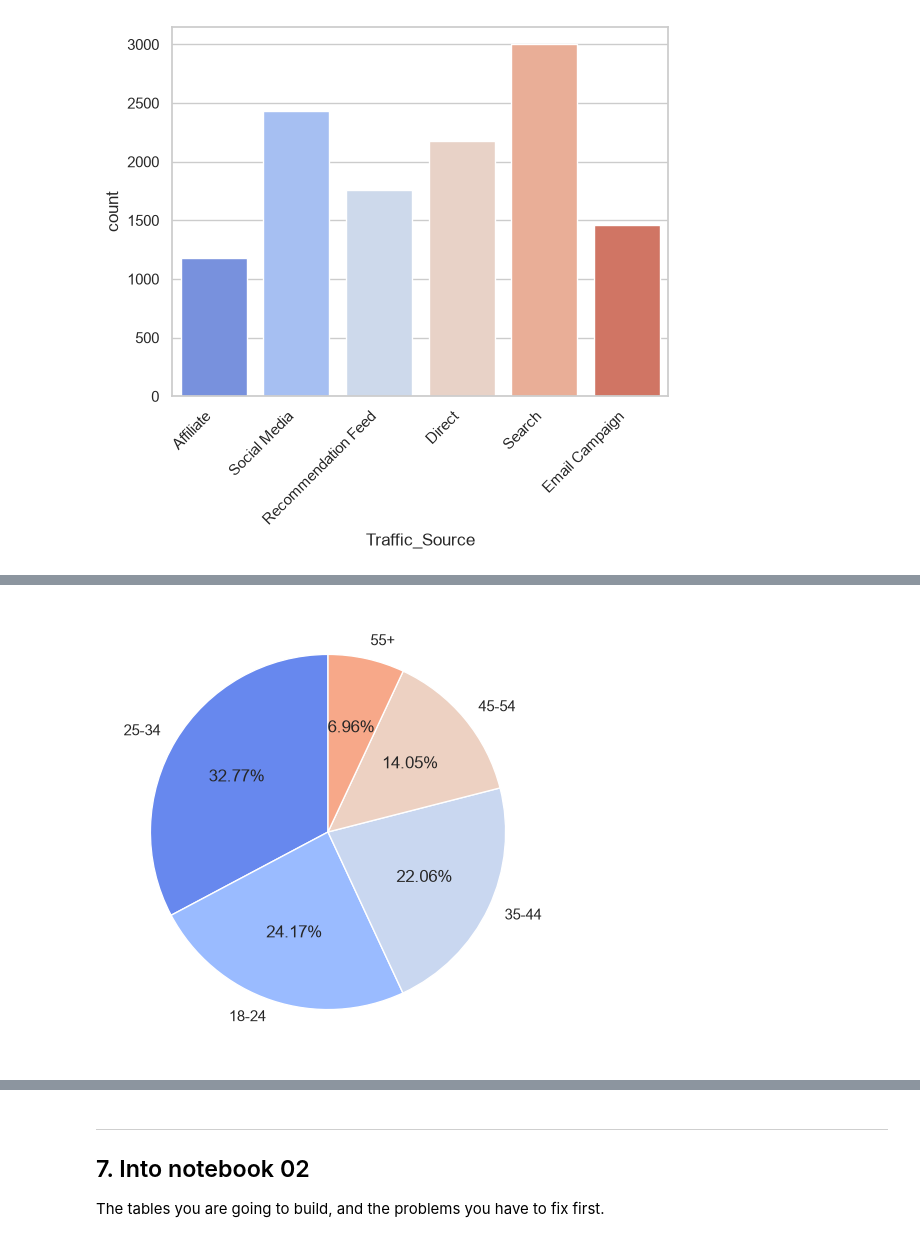
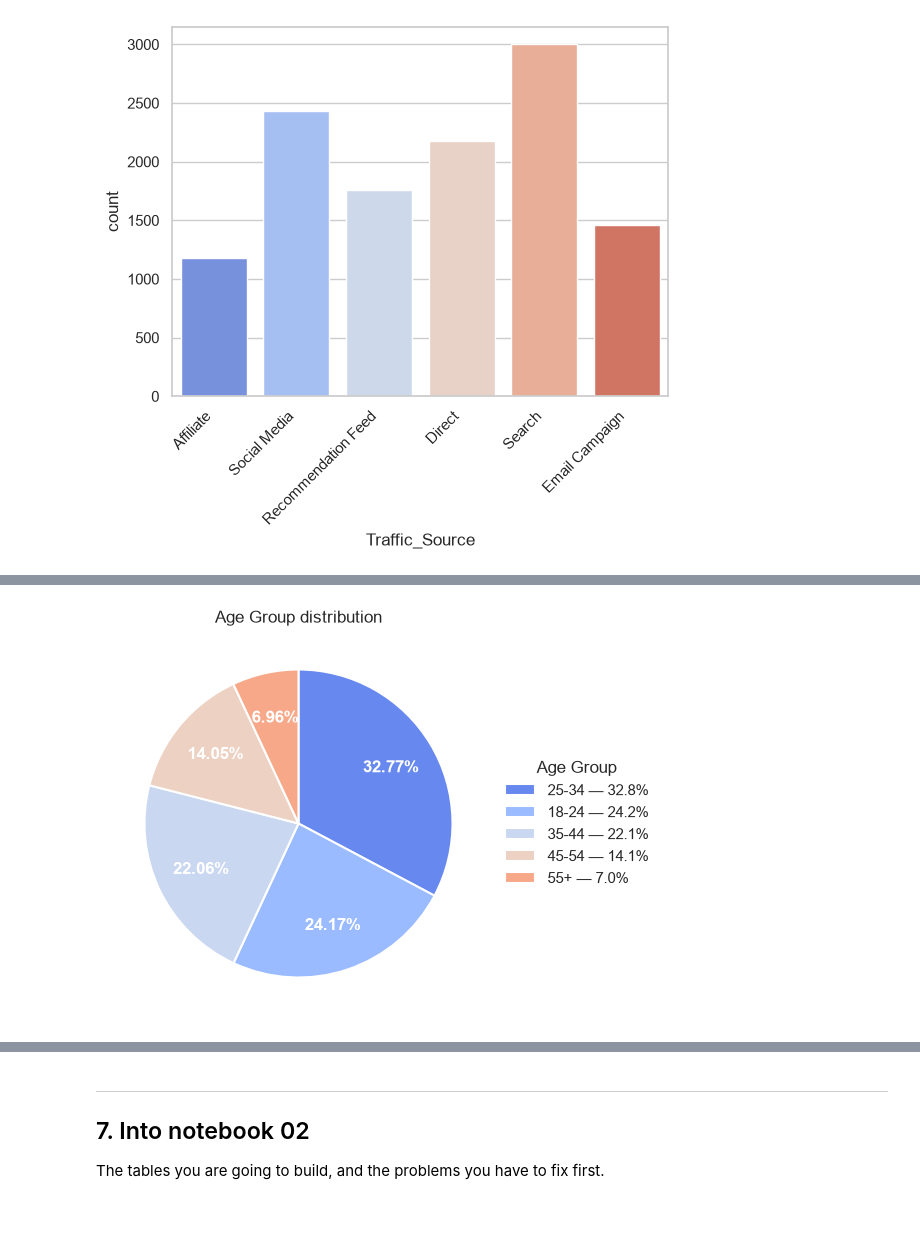
Before and after one commit to jkrstevska/project-1-eda, a Jupyter notebook: notebooks/01_eda.ipynb, the cells around one changed output, grey strips where cells are left out. Saved outputs shown, nothing was run; the diff lists cells and outputs as text; code cells hidden in the pictures; blank space fills up the shorter version.

```diff
--- a/notebooks/01_eda.ipynb
+++ b/notebooks/01_eda.ipynb
@@ -251,0 +386,11 @@ The following columns will be dropped from the dataset as they are redundant.
+# %%
+## RQ4: Among purchases what predicts a return?
+## Exploring Return Rates
+
+bought_df = df[df['Purchase_Flag'] == 1]       # Filter the data only to items that have been purchased, as non-purchased items can't be returned
+return_freq = bought_df.Return_Flag.value_counts()
+return_prop = bought_df.Return_Flag.value_counts(normalize=True).round(2) * 100 # Finding the return rate (percentage of all pourchased items)
+
+returns_df = pd.concat([return_freq, return_prop], axis=1)
+returns_df.columns = ['Return Frequency', 'Return Proportion in %']
+returns_df
@@ -354,14 +928,42 @@ Passing `palette` without assigning `hue` is deprecated and will be removed in v
 # %%
 ## Pie plot to visualize the distribution between the different age groups to understand if there is a more prevalent group.
 
 frequency_age = cat.Age_Group.value_counts()
 
-frequency_age.plot.pie(
-    autopct='%1.2f%%' ,
+## Original plot not very descriptive.
+# fig, ax = plt.subplots(figsize=(7, 5))
+# frequency_age.plot.pie(
+#     autopct='%1.2f%%' ,
+#     startangle=90,
+#     colors=sns.color_palette("coolwarm")
+# )
+# plt.tight_layout()
+# plt.show()
+
+
+proportions = 100 * frequency_age / frequency_age.sum()
+fig, ax = plt.subplots(figsize=(7, 5))
+wedges, _, _ = ax.pie(
+    frequency_age,
     startangle=90,
-    colors=sns.color_palette("coolwarm")
+    counterclock=False,
+    colors=sns.color_palette('coolwarm'),
+    autopct= '%1.2f%%',  # skip the slices too thin to hold text
+    pctdistance=0.7,
+    wedgeprops={'edgecolor': 'white', 'linewidth': 1.5},
+    textprops={'color': 'white', 'fontsize': 12, 'fontweight': 'bold'},
 )
-plt.tight_layout()
+
+ax.legend(
+    wedges,
+    [f'{label} — {p:.1f}%' for label, p in proportions.items()],
+    title='Age Group',
+    loc='center left',
+    bbox_to_anchor=(1, 0.5),
+    frameon=False,
+)
+
+ax.set_title('Age Group distribution')
 plt.show()
 # %% [output]
-[figure, old version]
+[figure, new version]
```
Also changed, not shown: parts of 32 cells of this notebook, 1 other file.
